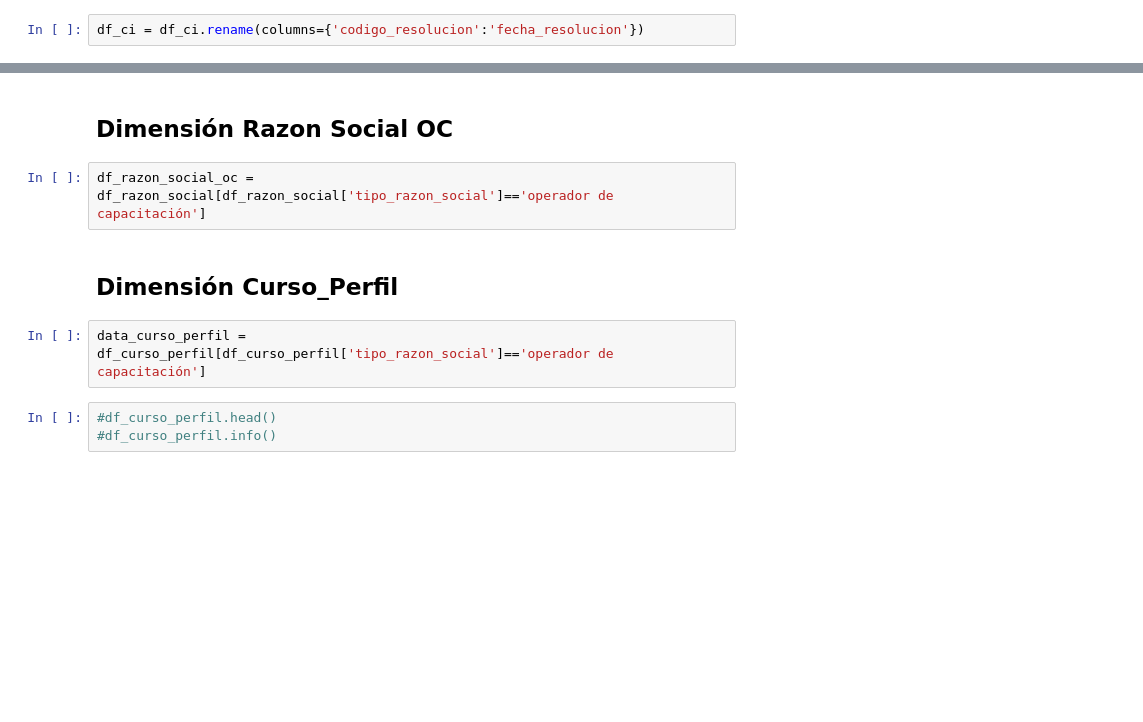
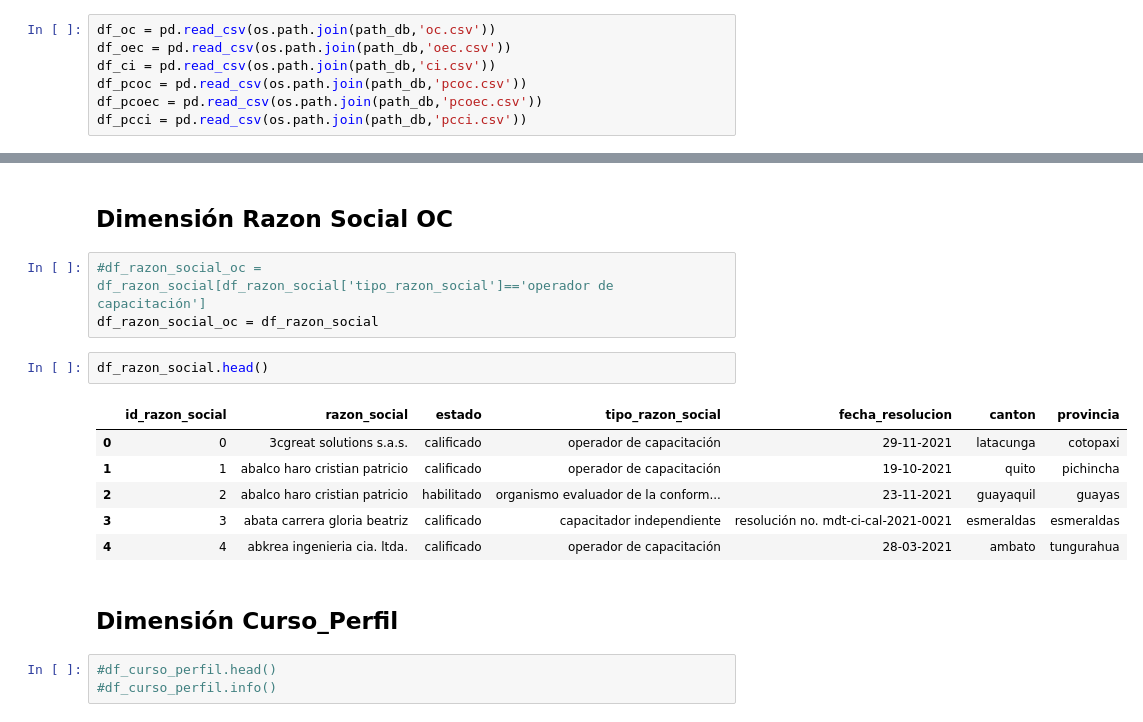
Before and after one commit to Herziox/Data-Mining-System-SETEC, a Jupyter notebook: 3_data_preprocesing_module/Data_PreProcesing-Cursos_Perfiles.ipynb, the cells around one changed output, grey strips where cells are left out. Saved outputs shown, nothing was run; the diff lists cells and outputs as text; blank space fills up the shorter version.

```diff
--- a/3_data_preprocesing_module/Data_PreProcesing-Cursos_Perfiles.ipynb
+++ b/3_data_preprocesing_module/Data_PreProcesing-Cursos_Perfiles.ipynb
@@ -496,5 +496,10 @@ df_ci = df_ci.rename(columns={'apellidos_nombres':'razon_social'})
 # %%
-df_ci = df_ci.rename(columns={'codigo_resolucion':'fecha_resolucion'})
+df_oc = pd.read_csv(os.path.join(path_db,'oc.csv'))
+df_oec = pd.read_csv(os.path.join(path_db,'oec.csv'))
+df_ci = pd.read_csv(os.path.join(path_db,'ci.csv'))
+df_pcoc = pd.read_csv(os.path.join(path_db,'pcoc.csv'))
+df_pcoec = pd.read_csv(os.path.join(path_db,'pcoec.csv'))
+df_pcci = pd.read_csv(os.path.join(path_db,'pcci.csv'))
 # %%
 df_oc_ug = pd.read_csv(os.path.join(path_db,'oc_dl_provincia_canton.csv'))
 df_oc_ug['estado']='desconocido'
@@ -618,11 +606,19 @@ Datamart OC
 # %% [markdown]
 ## Dimensión Razon Social OC
 # %%
-df_razon_social_oc = df_razon_social[df_razon_social['tipo_razon_social']=='operador de capacitación']
+#df_razon_social_oc = df_razon_social[df_razon_social['tipo_razon_social']=='operador de capacitación']
+df_razon_social_oc = df_razon_social
+# %%
+df_razon_social.head()
+# %% [output]
+|  | id_razon_social | razon_social | estado | tipo_razon_social | fecha_resolucion | canton | provincia |
+| 0 | 0 | 3cgreat solutions s.a.s. | calificado | operador de capacitación | 29-11-2021 | latacunga | cotopaxi |
+| 1 | 1 | abalco haro cristian patricio | calificado | operador de capacitación | 19-10-2021 | quito | pichincha |
+| 2 | 2 | abalco haro cristian patricio | habilitado | organismo evaluador de la conform... | 23-11-2021 | guayaquil | guayas |
+| 3 | 3 | abata carrera gloria beatriz | calificado | capacitador independiente | resolución no. mdt-ci-cal-2021-0021 | esmeraldas | esmeraldas |
+| 4 | 4 | abkrea ingenieria cia. ltda. | calificado | operador de capacitación | 28-03-2021 | ambato | tungurahua |
 # %% [markdown]
 ## Dimensión Curso_Perfil
-# %%
-data_curso_perfil = df_curso_perfil[df_curso_perfil['tipo_razon_social']=='operador de capacitación']
 # %%
 #df_curso_perfil.head()
 #df_curso_perfil.info()
```
Also changed, not shown: parts of 23 cells of this notebook, 6 other files.
